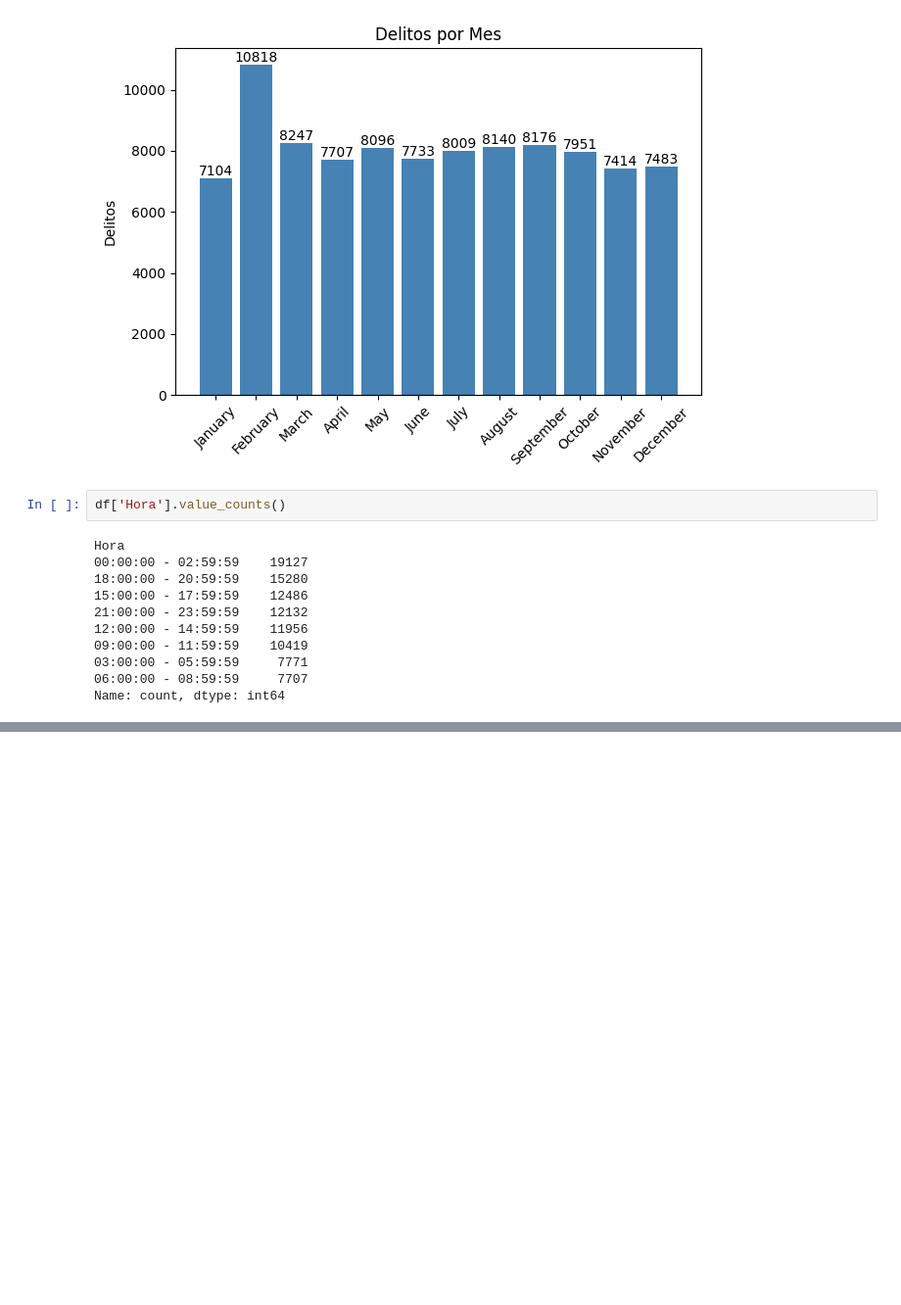
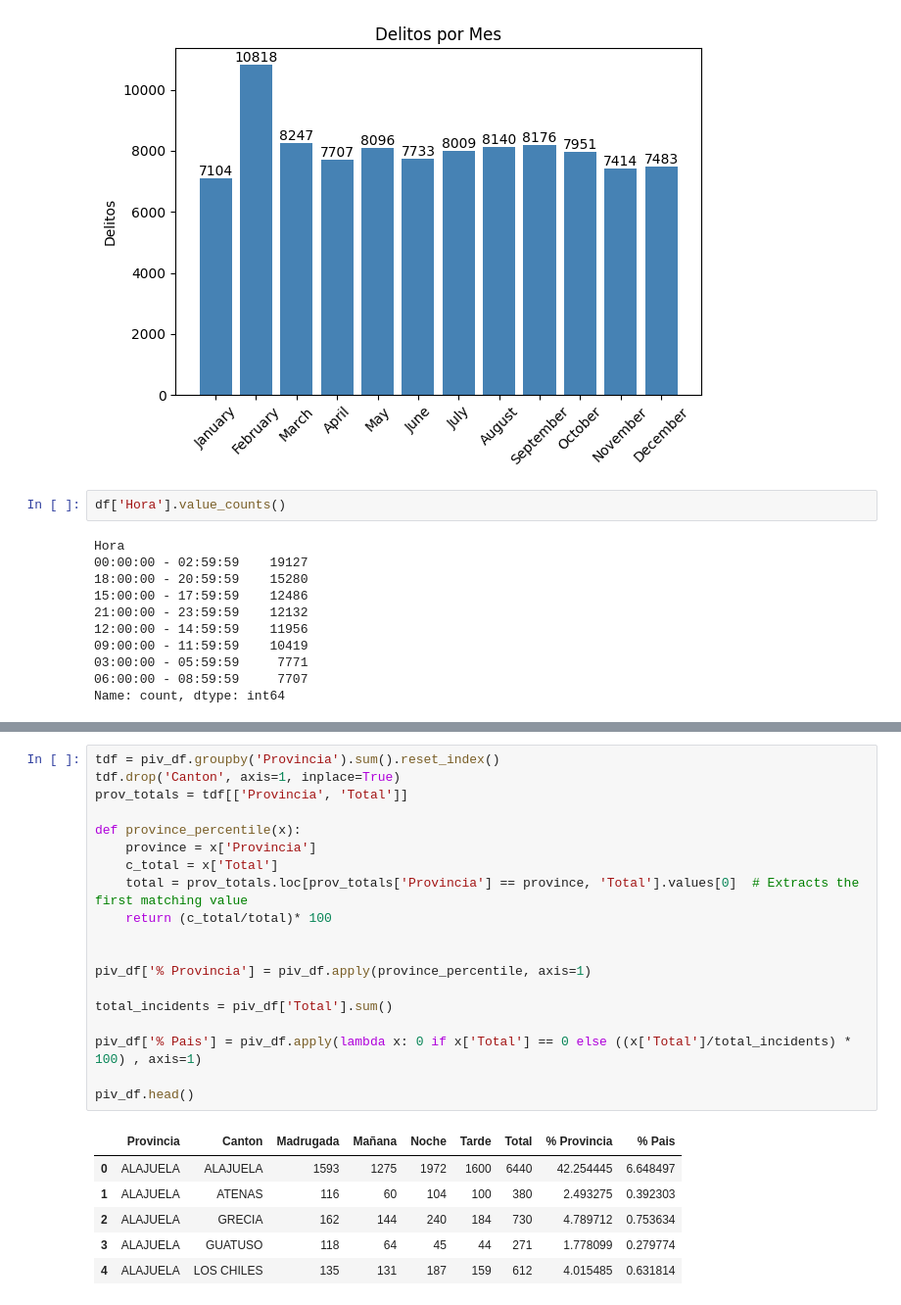
Before and after one commit to gianfranco7/proyecto_pswe19, a Jupyter notebook: EDA.ipynb, the cells around one changed output, grey strips where cells are left out. Shown at 98% size. Cells and saved outputs as stored; diff of their text form; blank space fills up the shorter version.

```diff
--- a/EDA.ipynb
+++ b/EDA.ipynb
@@ -174,0 +264,26 @@ Name: count, dtype: int64
+# %%
+tdf = piv_df.groupby('Provincia').sum().reset_index()
+tdf.drop('Canton', axis=1, inplace=True)
+prov_totals = tdf[['Provincia', 'Total']]
+
+def province_percentile(x):
+    province = x['Provincia']
+    c_total = x['Total']
+    total = prov_totals.loc[prov_totals['Provincia'] == province, 'Total'].values[0]  # Extracts the first matching value
+    return (c_total/total)* 100
+
+
+piv_df['% Provincia'] = piv_df.apply(province_percentile, axis=1)
+
+total_incidents = piv_df['Total'].sum()
+
+piv_df['% Pais'] = piv_df.apply(lambda x: 0 if x['Total'] == 0 else ((x['Total']/total_incidents) * 100) , axis=1)
+
+piv_df.head()
+# %% [output]
+|  | Provincia | Canton | Madrugada | Mañana | Noche | Tarde | Total | % Provincia | % Pais |
+| 0 | ALAJUELA | ALAJUELA | 1593 | 1275 | 1972 | 1600 | 6440 | 42.254445 | 6.648497 |
+| 1 | ALAJUELA | ATENAS | 116 | 60 | 104 | 100 | 380 | 2.493275 | 0.392303 |
+| 2 | ALAJUELA | GRECIA | 162 | 144 | 240 | 184 | 730 | 4.789712 | 0.753634 |
+| 3 | ALAJUELA | GUATUSO | 118 | 64 | 45 | 44 | 271 | 1.778099 | 0.279774 |
+| 4 | ALAJUELA | LOS CHILES | 135 | 131 | 187 | 159 | 612 | 4.015485 | 0.631814 |
```
Also changed, not shown: parts of 8 cells of this notebook, 1 other file.
